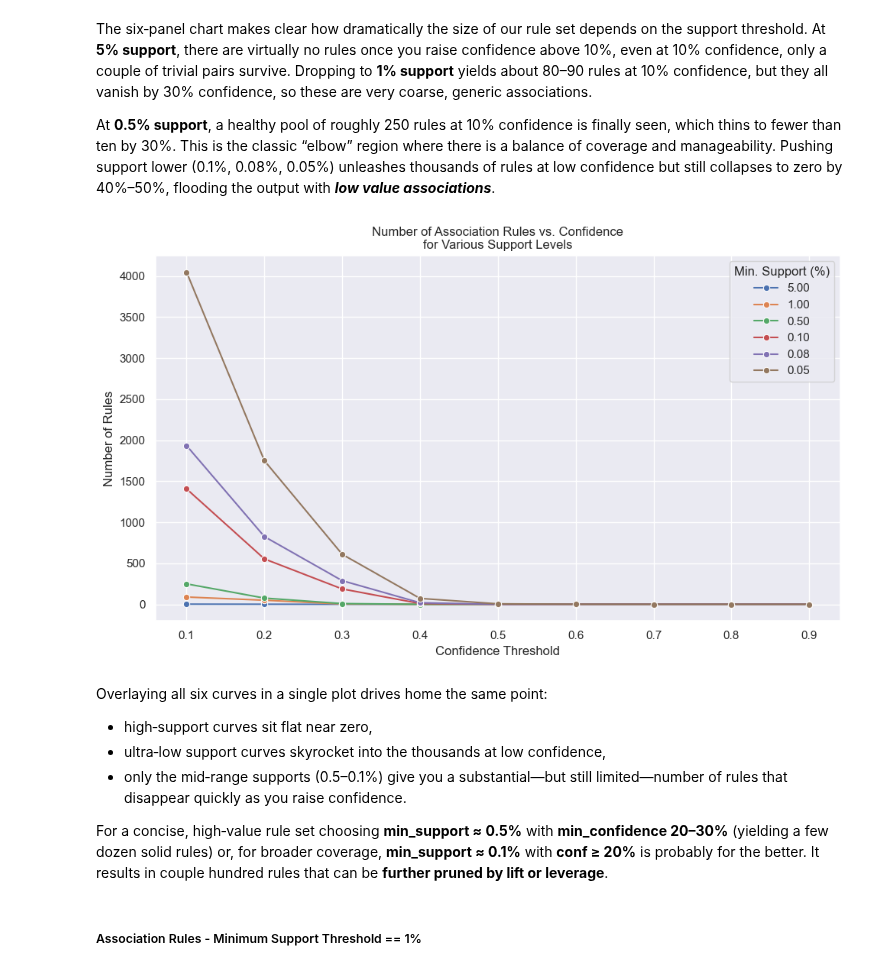
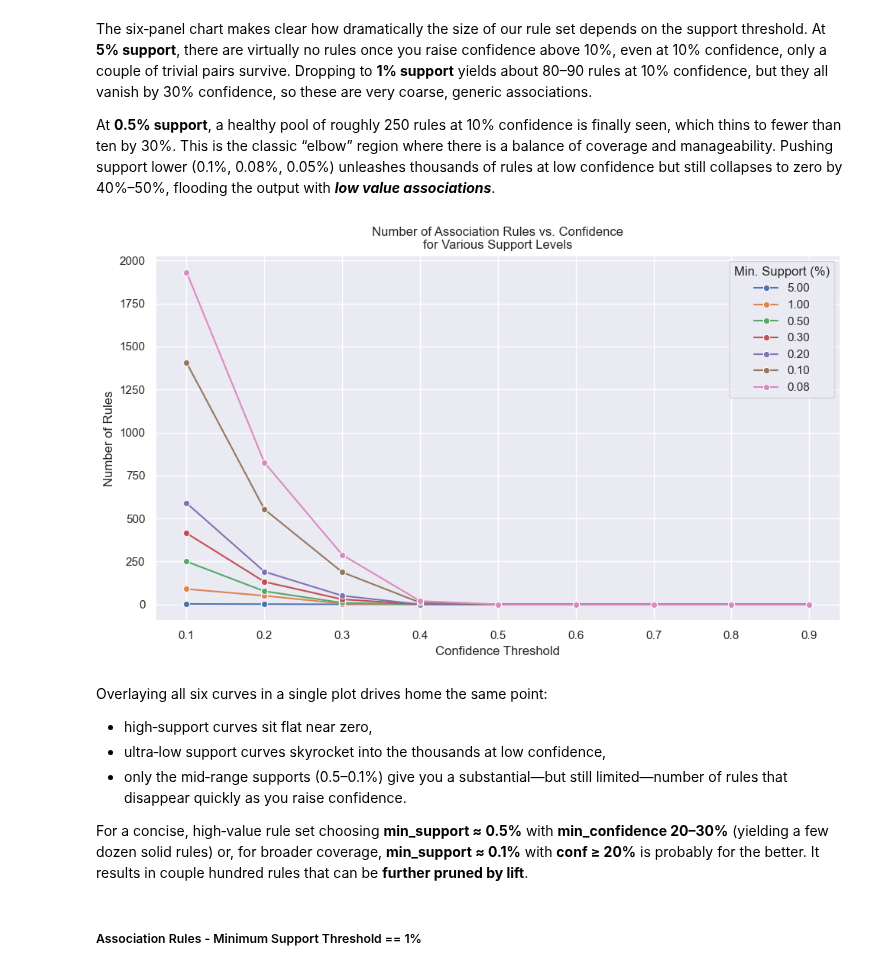
Before and after one commit to ijustsnapped/DataMine_PI, a Jupyter notebook: PD_202425_Project1/PD_202425_Project.ipynb, the cells around one changed output. Cells and saved outputs as stored; diff of their text form; code cells hidden in the pictures.

```diff
--- a/PD_202425_Project1/PD_202425_Project.ipynb
+++ b/PD_202425_Project1/PD_202425_Project.ipynb
@@ -888,7 +930,7 @@ $$
 - **Low Confidence (close to 0)**: This means that **B** is not likely to appear in transactions that contain **A**. In this case, the association between **A** and **B** is weak.
 # %%
 # Rules computing them at 6 different support levels
-support_levels    = [0.05, 0.01, 0.005, 0.001, 0.0008, 0.0005]
+support_levels    = [0.05, 0.01, 0.005, 0.003, 0.001, 0.0008]
 confidence_levels = np.arange(0.1, 1.0, 0.1)
 
 # Sweep FP‑Growth and count rules
@@ -940,7 +982,7 @@ The six‐panel chart makes clear how dramatically the size of our rule set depe
 At **0.5% support**, a healthy pool of roughly 250 rules at 10% confidence is finally seen, which thins to fewer than ten by 30%. This is the classic “elbow” region where there is a balance of coverage and manageability. Pushing support lower (0.1%, 0.08%, 0.05%) unleashes thousands of rules at low confidence but still collapses to zero by 40%–50%, flooding the output with ***low value associations***.
 # %%
 # Rules computing them at 6 different support levels
-support_levels    = [0.05, 0.01, 0.005, 0.001, 0.0008, 0.0005]
+support_levels    = [0.05, 0.01, 0.005, 0.003, 0.002, 0.001, 0.0008]
 confidence_levels = np.arange(0.1, 1.0, 0.1)
 
 # Sweep FP‑Growth and count rules
@@ -951,41 +993,41 @@ for sup in support_levels:
         rules = association_rules(freq_itemsets, metric="confidence", min_threshold=conf)
         rules_counts[sup].append(len(rules))
 
 records = []
 for sup in support_levels:
     for conf, cnt in zip(confidence_levels, rules_counts[sup]):
         records.append({
             'Support (%)': f"{sup*100:.2f}",
             'Confidence': conf,
             'Num Rules': cnt
         })
 plot_df = pd.DataFrame.from_records(records)
 
 # All in one plot
 sns.set(style="darkgrid", palette="deep")
 plt.figure(figsize=(10, 6))
 ax = sns.lineplot(
     data=plot_df,
     x="Confidence",
     y="Num Rules",
     hue="Support (%)",
     marker="o"
 )
 ax.set_title("Number of Association Rules vs. Confidence\nfor Various Support Levels")
 ax.set_ylabel("Number of Rules")
 ax.set_xlabel("Confidence Threshold")
 plt.legend(title="Min. Support (%)")
 plt.tight_layout()
 plt.show()
 # %% [output]
-[figure, old version]
+[figure, new version]
 # %% [markdown]
 Overlaying all six curves in a single plot drives home the same point:
 - high‐support curves sit flat near zero,
 - ultra‐low support curves skyrocket into the thousands at low confidence,
 - only the mid‐range supports (0.5–0.1%) give you a substantial—but still limited—number of rules that disappear quickly as you raise confidence.
 
-For a concise, high‑value rule set choosing **min_support ≈ 0.5%** with **min_confidence 20–30%** (yielding a few dozen solid rules) or, for broader coverage, **min_support ≈ 0.1%** with **conf ≥ 20%** is probably for the better. It results in couple hundred rules that can be **further pruned by lift or leverage**.
+For a concise, high‑value rule set choosing **min_support ≈ 0.5%** with **min_confidence 20–30%** (yielding a few dozen solid rules) or, for broader coverage, **min_support ≈ 0.1%** with **conf ≥ 20%** is probably for the better. It results in couple hundred rules that can be **further pruned by lift**.
 # %%
 _RULE_COLS = [
     'antecedents', 'consequents',
```
Also changed, not shown: parts of 48 cells of this notebook, 1 other file.
